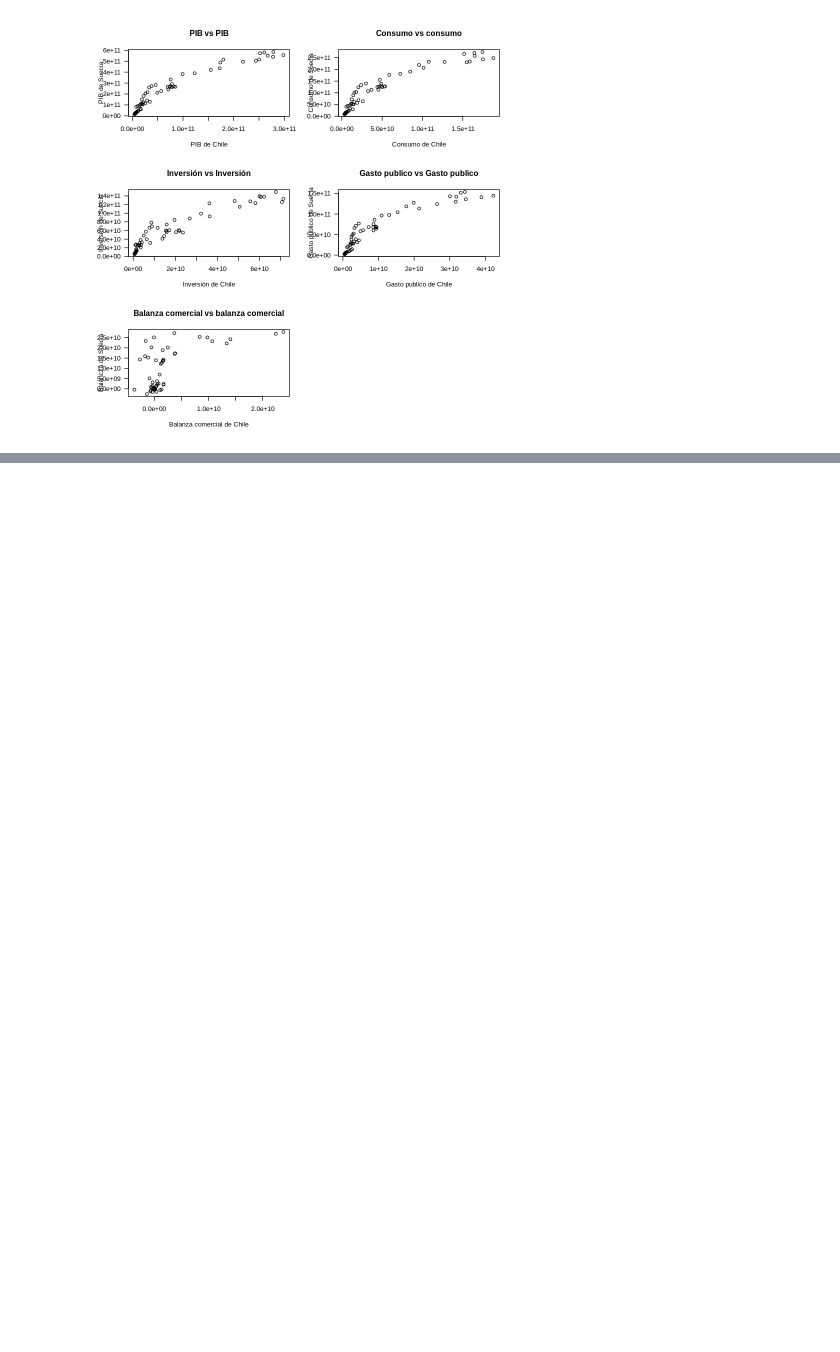
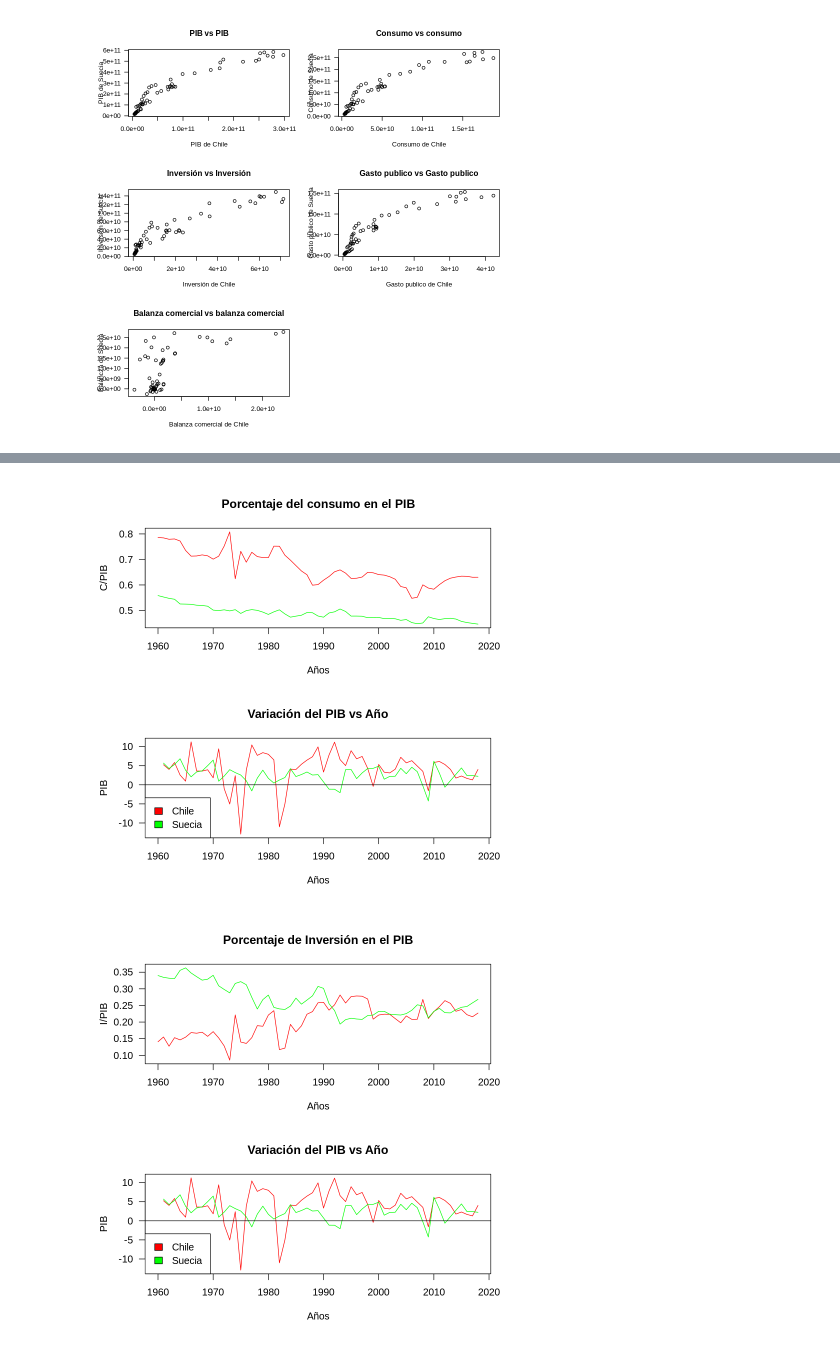
Before and after one commit to Taz-Ricardo/Macro, a Jupyter notebook: Tarea_1.ipynb, the cells around one changed output, grey strips where cells are left out. Saved outputs shown, nothing was run; the diff lists cells and outputs as text; code cells hidden in the pictures; blank space fills up the shorter version.

```diff
--- a/MACRO.ipynb
+++ b/Tarea_1.ipynb
@@ -56,0 +88,25 @@ A tibble: 6 × 12
+# %%
+par(mfrow=c(2,1))
+
+matplot(chile$AÑO, cbind(chile$p_C_PIB,suecia$p_C_PIB),type="l",col=c("red","green"),lty=c(1,1),xlab='Años',ylab='C/PIB',main='Porcentaje del consumo en el PIB',las=1)
+matplot(chile$AÑO, cbind(chile$Variacion_p_PIB,suecia$Variacion_p_PIB),type="l",col=c("red","green"),lty=c(1,1),xlab='Años',ylab='PIB',main='Variación del PIB vs Año',las=1)
+legend(x = 'bottomleft', legend = c("Chile", "Suecia"), fill = c("red", "green"))
+abline(h=0)
+
+matplot(chile$AÑO, cbind(chile$p_I_PIB,suecia$p_I_PIB),type="l",col=c("red","green"),lty=c(1,1),xlab='Años',ylab='I/PIB',main='Porcentaje de Inversión en el PIB',las=1)
+matplot(chile$AÑO, cbind(chile$Variacion_p_PIB,suecia$Variacion_p_PIB),type="l",col=c("red","green"),lty=c(1,1),xlab='Años',ylab='PIB',main='Variación del PIB vs Año',las=1)
+legend(x = 'bottomleft', legend = c("Chile", "Suecia"), fill = c("red", "green"))
+abline(h=0)
+
+matplot(chile$AÑO, cbind(chile$p_G_PIB,suecia$p_G_PIB),type="l",col=c("red","green"),lty=c(1,1),xlab='Años',ylab='G/PIB',main='Porcentaje del gasto en el PIB',las=1)
+matplot(chile$AÑO, cbind(chile$Variacion_p_PIB,suecia$Variacion_p_PIB),type="l",col=c("red","green"),lty=c(1,1),xlab='Años',ylab='PIB',main='Variación del PIB vs Año',las=1)
+legend(x = 'bottomleft', legend = c("Chile", "Suecia"), fill = c("red", "green"))
+abline(h=0)
+
+matplot(chile$AÑO, cbind(chile$p_XN_PIB,suecia$p_XN_PIB),type="l",col=c("red","green"),lty=c(1,1),xlab='Años',ylab='XN/PIB',main='Porcentaje de la Balanza comercial en el PIB',las=1)
+matplot(chile$AÑO, cbind(chile$Variacion_p_PIB,suecia$Variacion_p_PIB),type="l",col=c("red","green"),lty=c(1,1),xlab='Años',ylab='PIB',main='Variación del PIB vs Año',las=1)
+legend(x = 'bottomleft', legend = c("Chile", "Suecia"), fill = c("red", "green"))
+abline(h=0)
+# %% [output]
+[figure, added]
+[figure, added]
```
Also changed, not shown: parts of 20 cells of this notebook, 3 other files.
